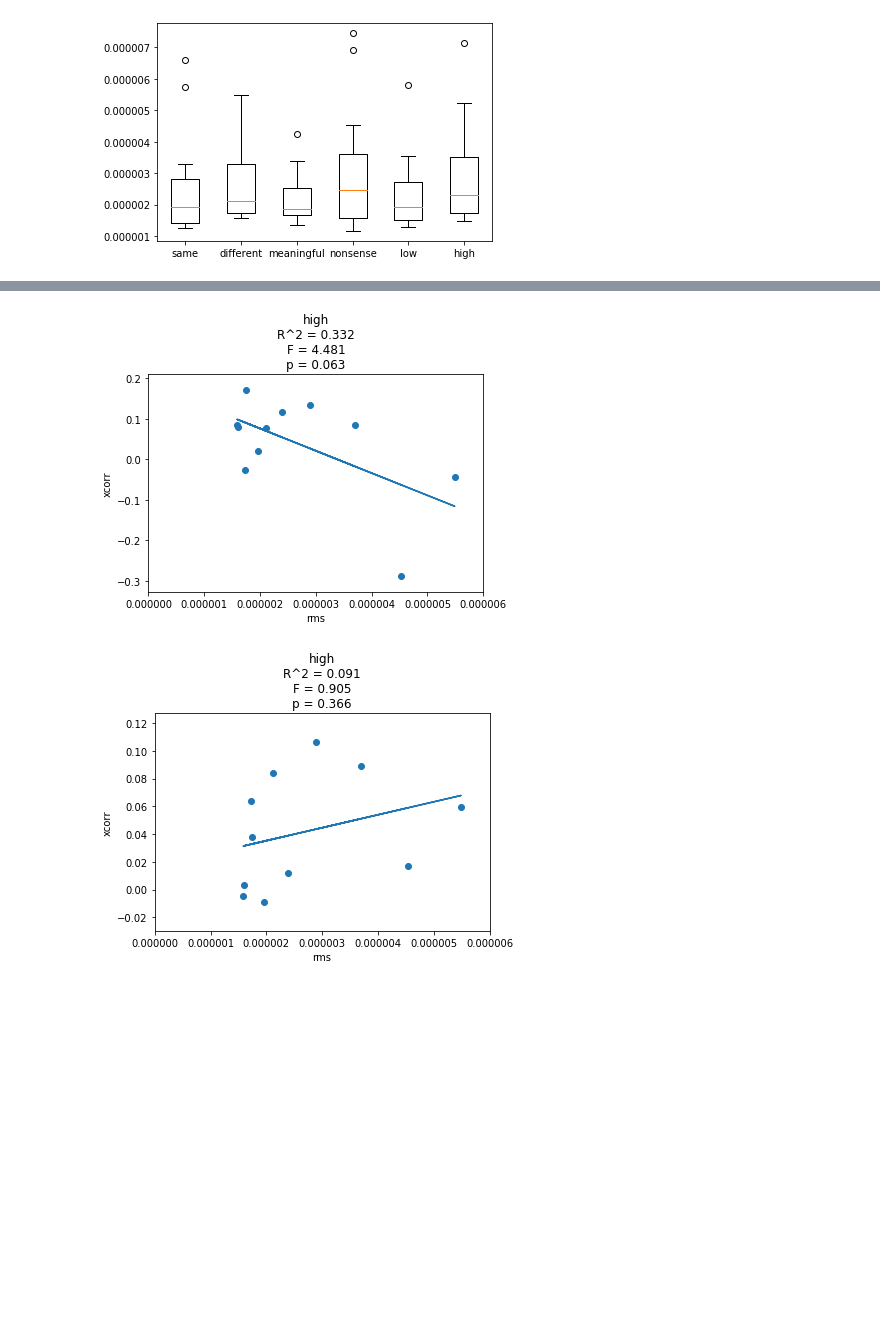
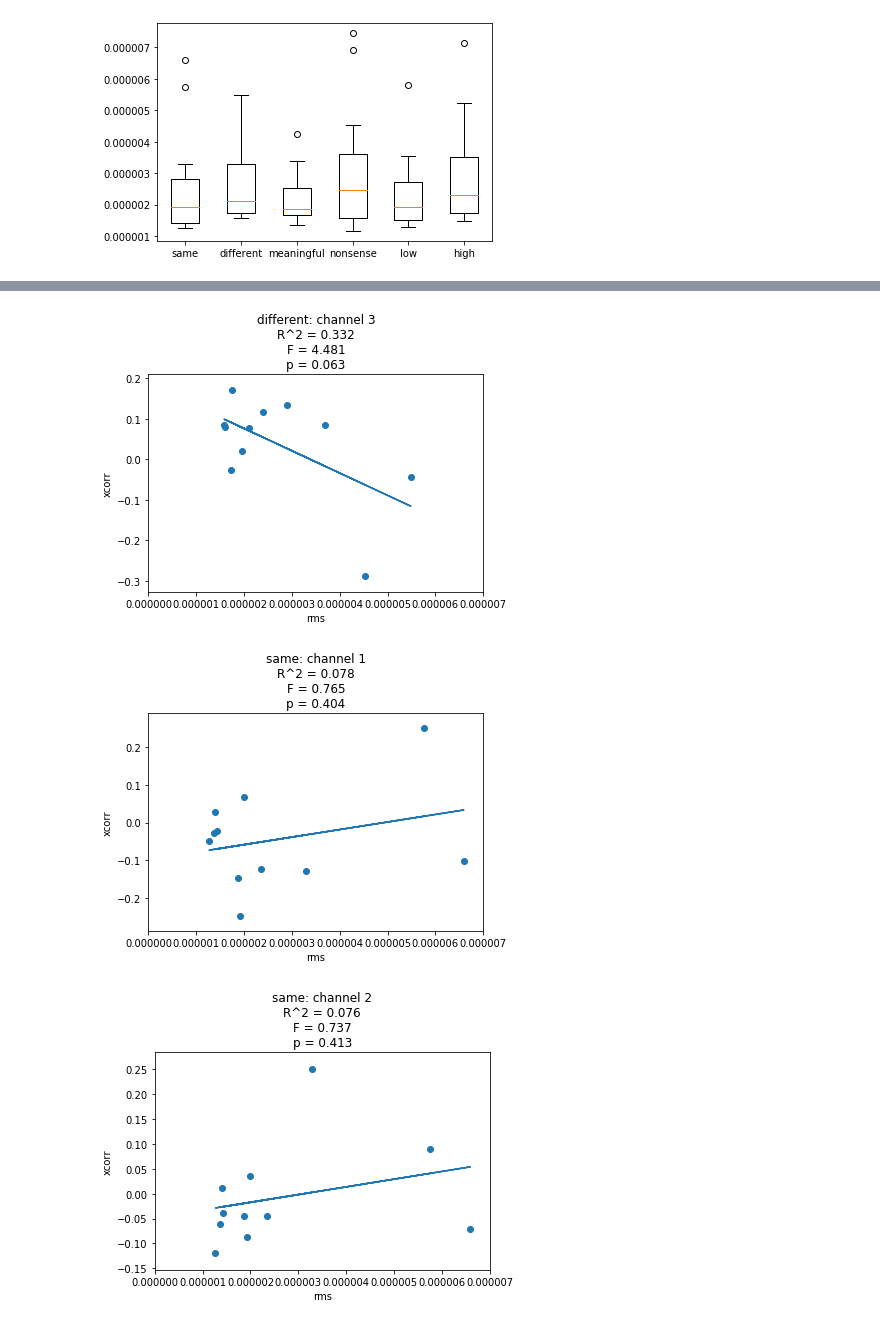
Before and after one commit to letitiayhho/talker_change_data_processing, a Jupyter notebook: 9_N1_RMS/src/n1.ipynb, the cells around one changed output, grey strips where cells are left out. Drawn from its saved outputs; the diff is of its cells as text; code cells hidden in the pictures; blank space fills up the shorter version.

```diff
--- a/9_N1_RMS/src/n1.ipynb
+++ b/9_N1_RMS/src/n1.ipynb
@@ -227,7 +227,7 @@ def plot_scatter(x, y, summary, condition):
     fig, ax = plt.subplots()
     ax.scatter(x, y)
     ax.plot(x, summary['m']*x + summary['b'])
-    plt.xlim([0, 0.000008])
+    plt.xlim([0, 1e-5])
     plt.ylim([0, 0.000010])
     plt.xlabel('rms')
     plt.ylabel('n1')
@@ -259,24 +259,11 @@ def get_x_y(df_rms, df_xcorr, channel):
     y = y.reshape(-1, 1)
     return x, y
 
-def get_lin_reg(x, y):
-    x = sm.add_constant(x)
-    model = sm.OLS(y, x)
-    est = model.fit()
-    summary = {'b': est.params[0],
-              'm': est.params[1],
-              'rsq': est.rsquared,
-              'f': est.fvalue,
-              'f_p': est.f_pvalue}
-    return summary
-
 def plot_scatter(x, y, summary, condition):
     fig, ax = plt.subplots()
     ax.scatter(x, y)
     ax.plot(x, summary['m']*x + summary['b'])
-#     plt.ylim([0, 0.000005])
-#     plt.xlim([0, 0.000010])
-    plt.xlim([0, 0.000006])
+    plt.xlim([0, 0.000007])
     plt.xlabel('rms')
     plt.ylabel('xcorr')
     plt.title(condition + "\nR^2 = " + str(round(summary['rsq'], 3)) +
@@ -293,8 +280,13 @@ nonsense_xcorr = get_condition_df(xcorr, xcorr.meaning, "N")
 low_xcorr = get_condition_df(xcorr, xcorr.constraint, "L")
 high_xcorr = get_condition_df(xcorr, xcorr.constraint, "H")
 
-for i in range(1, 5):
+for i in range(1, 4):
     (x, y) = get_x_y(different.rms, different_xcorr, str(i))
     summary = get_lin_reg(x, y)
-    plot_scatter(x, y, summary, condition)
+    plot_scatter(x, y, summary, "different: channel " + str(i))
+
+for i in range(1, 4):
+    (x, y) = get_x_y(same.rms, same_xcorr, str(i))
+    summary = get_lin_reg(x, y)
+    plot_scatter(x, y, summary, "same: channel " + str(i))
 # %% [output]
@@ -303,2 +295,3 @@ for i in range(1, 5):
-[figure, old version]
+[figure, new version]
-[figure, old version]
+[figure, new version]
+[figure, added]
```
Also changed, not shown: parts of 4 cells of this notebook.
